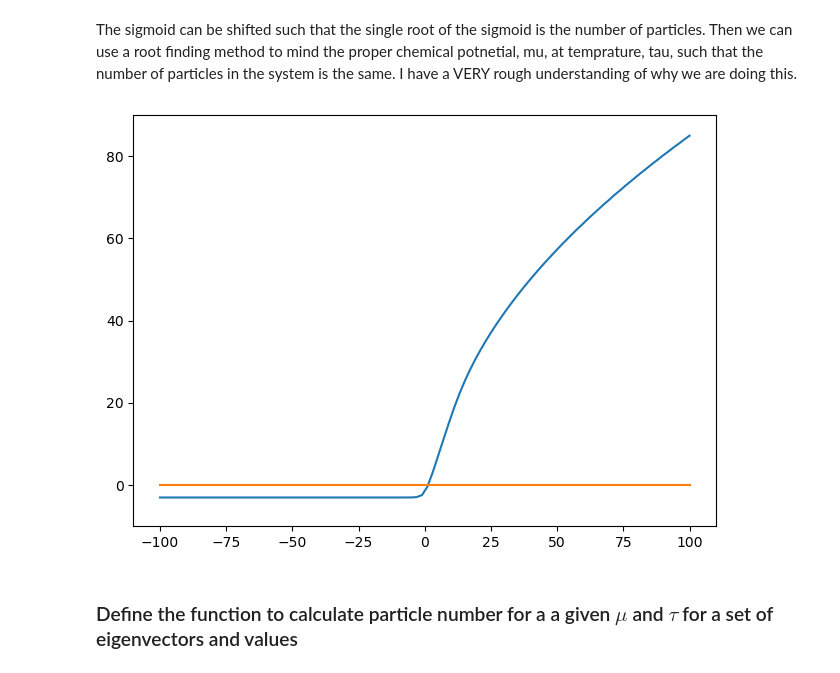
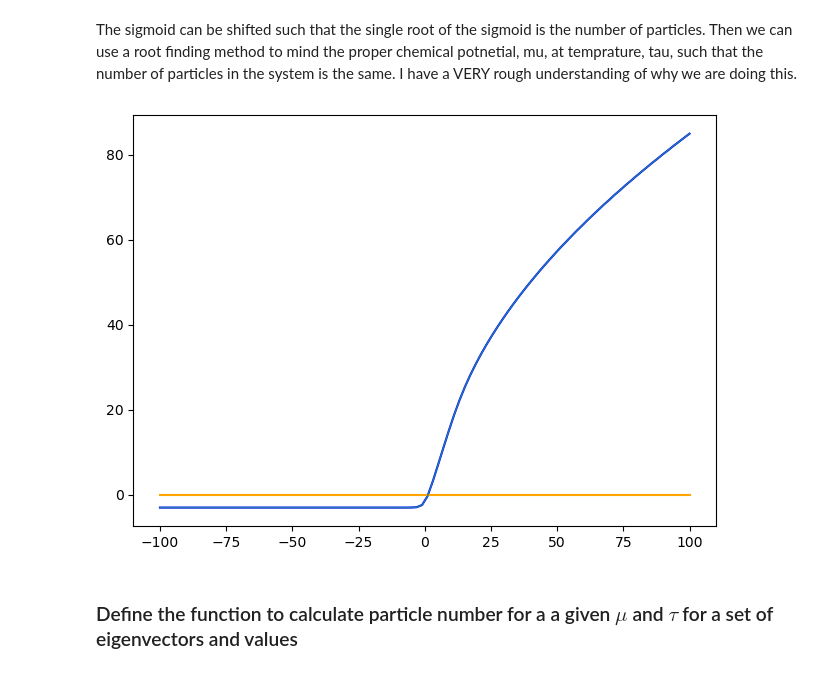
Before and after one commit to Anthony904175/Thermal_Inversions, a Jupyter notebook: Inverter/Thermal_Occupation/Thermal_Occ_Redux.ipynb, the cells around one changed output. Cells and saved outputs as stored; diff of their text form; code cells hidden in the pictures.

```diff
--- a/Inverter/Thermal_Occupation/Thermal_Occ_Redux.ipynb
+++ b/Inverter/Thermal_Occupation/Thermal_Occ_Redux.ipynb
@@ -58,7 +58,7 @@ def v_harm(x):
 # %% [markdown]
 #### Regular Single line plot
 # %%
-def plotFunction(firstSet, secSet, a="None", b="None", Ngrid="None", N="None", eigenValues="None",eigenVaectors="None", limits="n",x_lim1="None", x_lim2="None", y_lim1="None", y_lim2="None", xlabel="", ylabel="", title="", ncols=1, thickGraph="n", plotPoint="n", px=0, pfx=0, xplot="n", Function="None"):
+def plotFunction(firstSet, secSet, a="None", b="None", Ngrid="None", N="None", eigenValues="None",eigenVaectors="None", limits="n",x_lim1="None", x_lim2="None", y_lim1="None", y_lim2="None", xlabel="", ylabel="", title="", ncols=1, thickGraph="n", plotPoint="n", px=0, pfx=0, xplot="n", Function="None", multiplot="None", multi1="None", multi2="None", multi3="None"):
         """
         Description: Plot function for notebook
         Current Capabilites: Built to test different functions to make sure they are working as expected
@@ -94,6 +94,9 @@ def plotFunction(firstSet, secSet, a="None", b="None", Ngrid="None", N="None", e
         #---------------> Plot
         fig, ax = plt.subplots(ncols, dpi=100) #sharex=True, sharey=True, dpi=200)
         #---------------> Data
+        if multiplot == "y":
+                ax.plot(firstSet, secSet, 'b')
+                ax.plot(firstSet, multi3, 'orange')
         if xplot =="y":
                 x = linspace(a, b, Ngrid)
                 ax.plot(x, Function(x), linewidth=1)
@@ -313,24 +316,25 @@ The sigmoid can be shifted such that the single root of the sigmoid is the numbe
 # %%
 tau = 1
 mus = linspace(-100,100,100)
 Nes = np.empty(len(mus))
 for i,mu in enumerate(mus):
     fs = occs(vals,mu,tau)
     dens = np.zeros(len(x))
     for j,f in enumerate(fs):
         dens += f*2*vecs[:,j]**2
     Nes[i] = np.trapz(dens,x)
 a, b, Ngrid = -100, 100, 100
 #print(mus)
 #print(Nes-3)
 #print(np.zeros(len(mus)))
 
 #plt.plot(mus,Nes-3)
 #-------> Tried to use my plot function it broke plotFunction(mus, -100, 100, 100, multiplot="1", multi2=Nes)
-Multiplot(mus, Nes-3, np.zeros(len(mus)), a, b, Ngrid, x_lim1=a-10, x_lim2=b+10, y_lim1=-10, y_lim2=90)
+#Multiplot(mus, Nes-3, np.zeros(len(mus)), a, b, Ngrid, x_lim1=a-10, x_lim2=b+10, y_lim1=-10, y_lim2=90)
+plotFunction(mus, Nes-3, multiplot="y", multi3=np.zeros(len(mus)), x_lim1=a-10, x_lim2=b+10, y_lim1=-10, y_lim2=90)
 #plt.plot(mus,np.zeros(len(mus)))
 # %% [output]
-[figure, old version]
+[figure, new version]
 # %% [markdown]
 ### Define the function to calculate particle number for a a given $\mu$ and $\tau$ for a set of eigenvectors and values
 # %%
```
Also changed, not shown: parts of 3 cells of this notebook.
